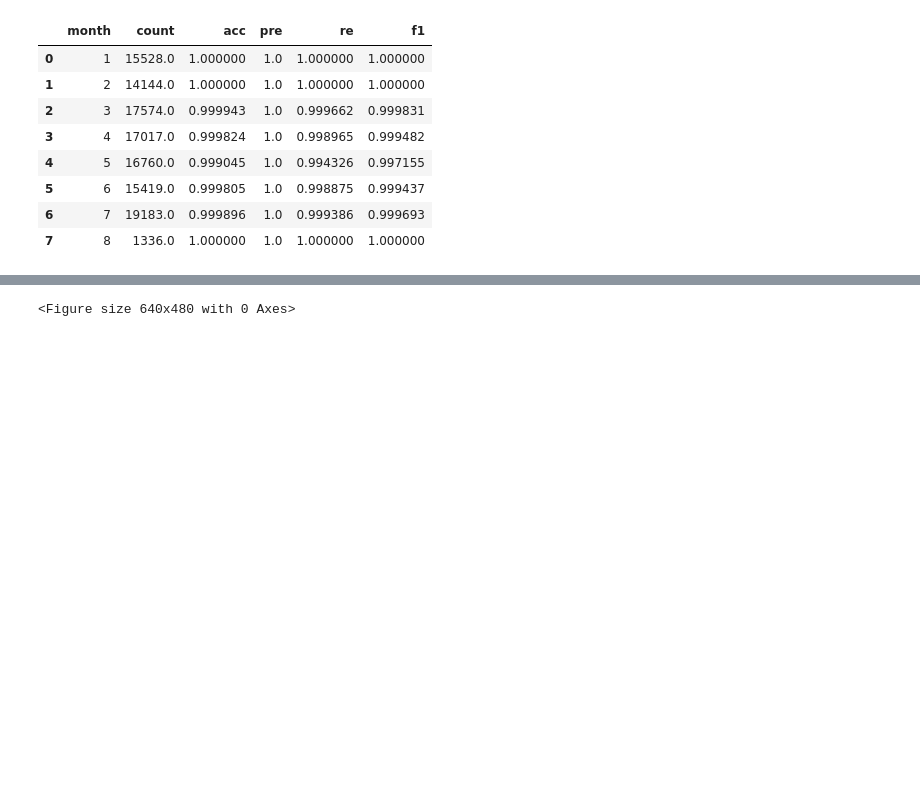
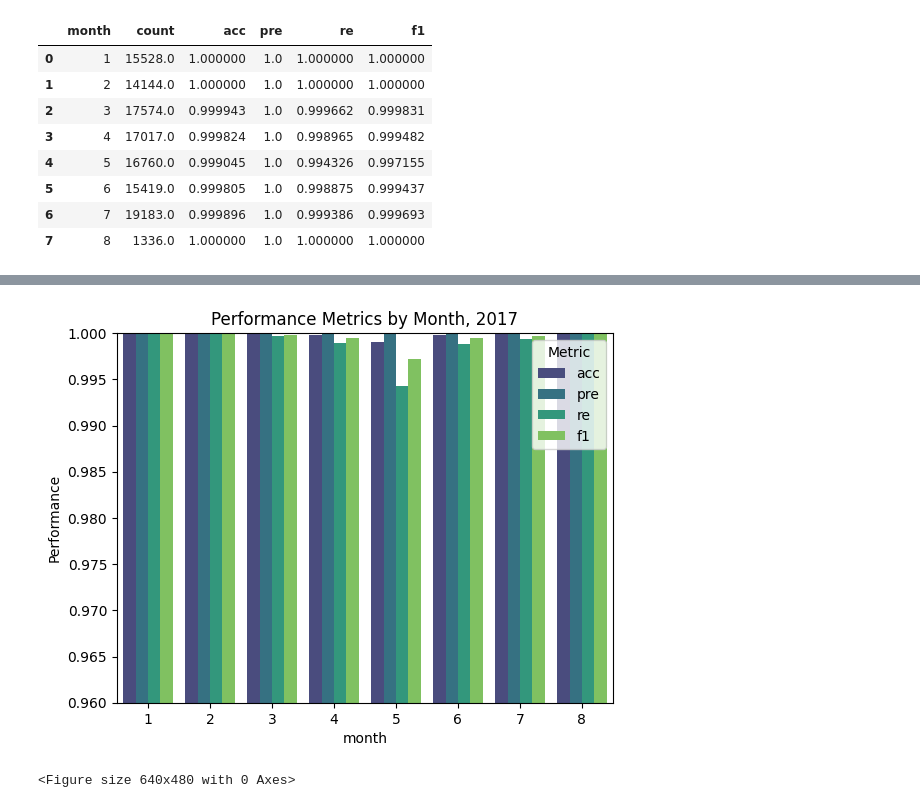
Before and after one commit to York-Solutions-B2E/jenny-huang-aml-capstone, a Jupyter notebook: model_eval.ipynb, the cells around one changed output, grey strips where cells are left out. Saved outputs shown, nothing was run; the diff lists cells and outputs as text; code cells hidden in the pictures; blank space fills up the shorter version.

Commit message:
validation

```diff
--- a/model_eval.ipynb
+++ b/model_eval.ipynb
@@ -81,8 +81,6 @@ for i in range (1,13):
 stats_df.to_csv('validation_stats_2017.csv', index = False)
 # %%
 stats_df = pd.read_csv('validation_stats_2017.csv')
-# %%
-stats_df = stats_df.drop('Unnamed: 0', axis = 1)
 # %%
 stats_df
 # %% [output]
@@ -96,4 +94,4 @@ stats_df
 | 6 | 7 | 19183.0 | 0.999896 | 1.0 | 0.999386 | 0.999693 |
 | 7 | 8 | 1336.0 | 1.000000 | 1.0 | 1.000000 | 1.000000 |
 # %%
-df_melted = pd.melt(stats_df.drop('count', axis =1), id_vars=['month'], var_name='Series', value_name='Values')
+df_melted = pd.melt(stats_df.drop('count', axis =1), id_vars=['month'], var_name='Metric', value_name='Values')
@@ -108 +122,9 @@ Text(0.5, 1.0, 'Performance Metrics by Month, 2017')
+# %%
+sns.barplot(x='month', y='Values', hue='Metric', data=df_melted, palette='viridis')
+plt.ylim(0.96, 1.0)
+plt.ylabel("Performance")
+plt.title("Performance Metrics by Month, 2017")
+plt.savefig('figures/validation_performance.png', bbox_inches="tight")
+# %% [output]
+[figure, added]
 # %%
```
Also changed, not shown: parts of 5 cells of this notebook, 1 other file.
